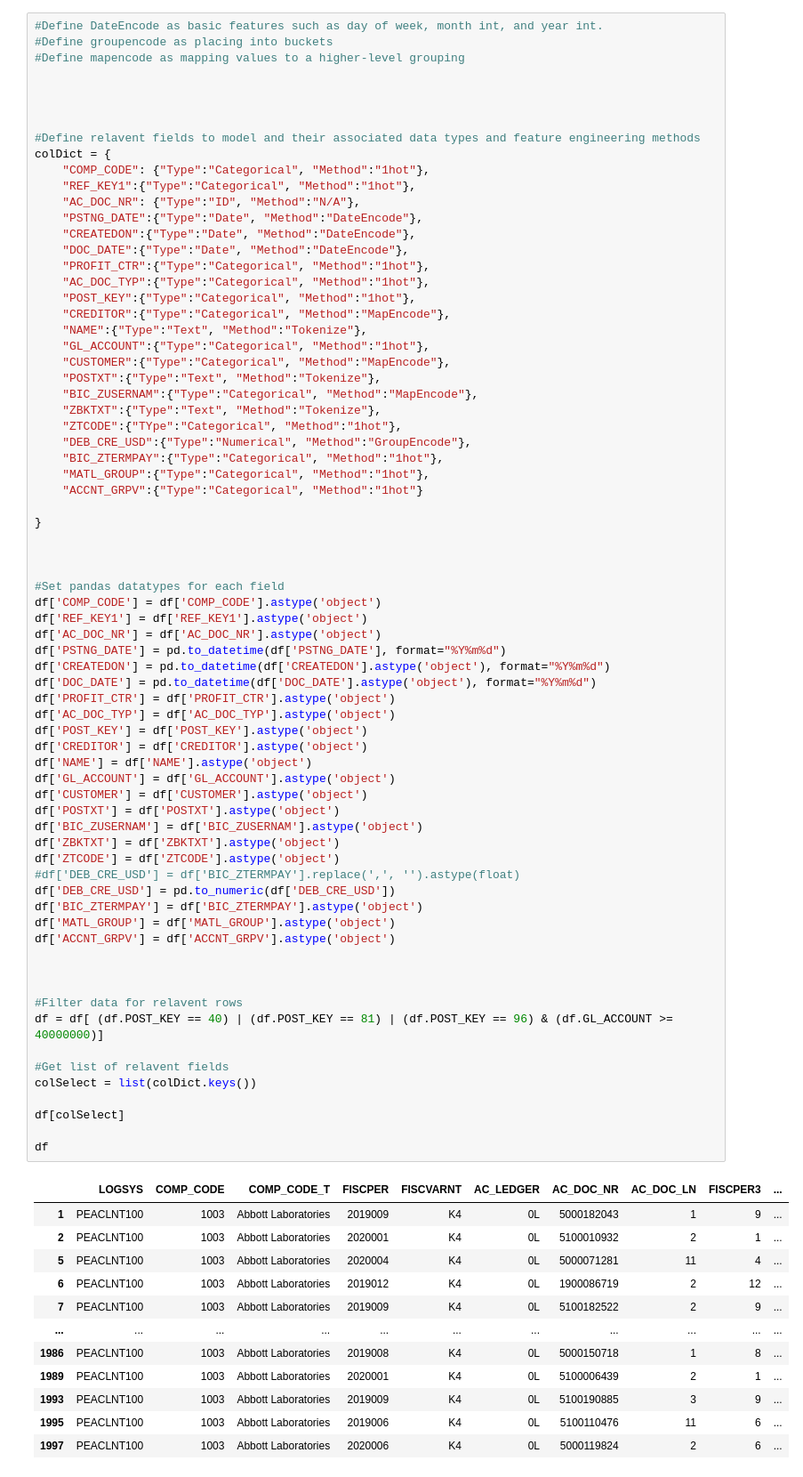
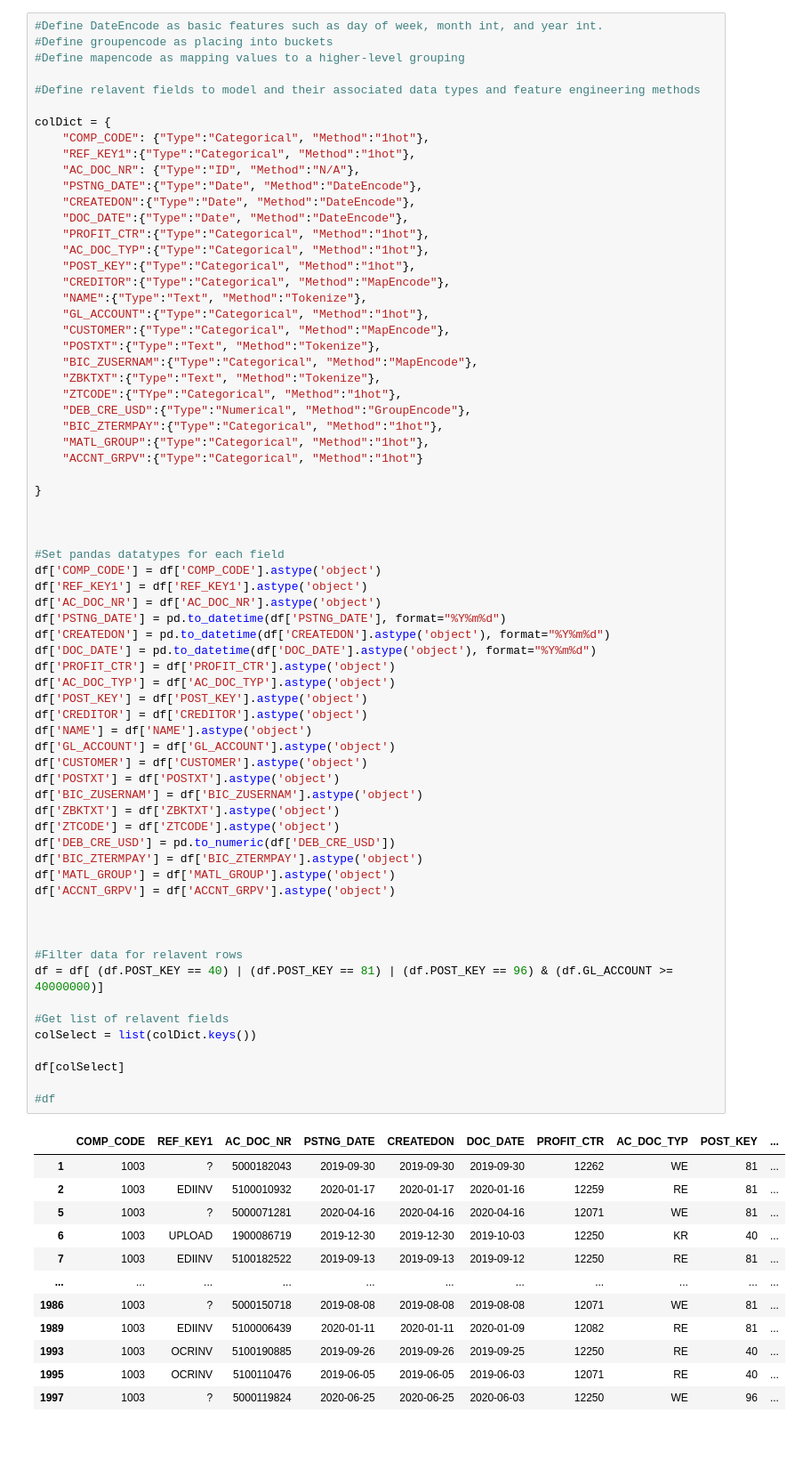
Before and after one commit to dylan1218/ClassificationProject, a Jupyter notebook: ModelsDL sup.ipynb, the cells around one changed output. Shown: that part at 89% size. Saved outputs shown, nothing was run; the diff lists cells and outputs as text; blank space fills up the shorter version.

```diff
--- a/ModelsDL sup.ipynb
+++ b/ModelsDL sup.ipynb
@@ -53,10 +45,8 @@ Name: DEB_CRE_USD, Length: 2000, dtype: float64
 #Define groupencode as placing into buckets
 #Define mapencode as mapping values to a higher-level grouping
 
+#Define relavent fields to model and their associated data types and feature engineering methods
 
-
-
-#Define relavent fields to model and their associated data types and feature engineering methods
 colDict = {
     "COMP_CODE": {"Type":"Categorical", "Method":"1hot"},
     "REF_KEY1":{"Type":"Categorical", "Method":"1hot"},
@@ -91,44 +81,43 @@ df['AC_DOC_NR'] = df['AC_DOC_NR'].astype('object')
 df['PSTNG_DATE'] = pd.to_datetime(df['PSTNG_DATE'], format="%Y%m%d")
 df['CREATEDON'] = pd.to_datetime(df['CREATEDON'].astype('object'), format="%Y%m%d")
 df['DOC_DATE'] = pd.to_datetime(df['DOC_DATE'].astype('object'), format="%Y%m%d")
 df['PROFIT_CTR'] = df['PROFIT_CTR'].astype('object')
 df['AC_DOC_TYP'] = df['AC_DOC_TYP'].astype('object')
 df['POST_KEY'] = df['POST_KEY'].astype('object')
 df['CREDITOR'] = df['CREDITOR'].astype('object')
 df['NAME'] = df['NAME'].astype('object')
 df['GL_ACCOUNT'] = df['GL_ACCOUNT'].astype('object')
 df['CUSTOMER'] = df['CUSTOMER'].astype('object')
 df['POSTXT'] = df['POSTXT'].astype('object')
 df['BIC_ZUSERNAM'] = df['BIC_ZUSERNAM'].astype('object')
 df['ZBKTXT'] = df['ZBKTXT'].astype('object')
 df['ZTCODE'] = df['ZTCODE'].astype('object')
-#df['DEB_CRE_USD'] = df['BIC_ZTERMPAY'].replace(',', '').astype(float)
 df['DEB_CRE_USD'] = pd.to_numeric(df['DEB_CRE_USD'])
 df['BIC_ZTERMPAY'] = df['BIC_ZTERMPAY'].astype('object')
 df['MATL_GROUP'] = df['MATL_GROUP'].astype('object')
 df['ACCNT_GRPV'] = df['ACCNT_GRPV'].astype('object')
 
 
 
 #Filter data for relavent rows
 df = df[ (df.POST_KEY == 40) | (df.POST_KEY == 81) | (df.POST_KEY == 96) & (df.GL_ACCOUNT >= 40000000)]
 
 #Get list of relavent fields
 colSelect = list(colDict.keys())
 
 df[colSelect]
 
-df
+#df
 # %% [output]
-|  | LOGSYS | COMP_CODE | COMP_CODE_T | FISCPER | FISCVARNT | AC_LEDGER | AC_DOC_NR | AC_DOC_LN | FISCPER3 | ... |
-| 1 | PEACLNT100 | 1003 | Abbott Laboratories | 2019009 | K4 | 0L | 5000182043 | 1 | 9 | ... |
-| 2 | PEACLNT100 | 1003 | Abbott Laboratories | 2020001 | K4 | 0L | 5100010932 | 2 | 1 | ... |
-| 5 | PEACLNT100 | 1003 | Abbott Laboratories | 2020004 | K4 | 0L | 5000071281 | 11 | 4 | ... |
-| 6 | PEACLNT100 | 1003 | Abbott Laboratories | 2019012 | K4 | 0L | 1900086719 | 2 | 12 | ... |
-| 7 | PEACLNT100 | 1003 | Abbott Laboratories | 2019009 | K4 | 0L | 5100182522 | 2 | 9 | ... |
+|  | COMP_CODE | REF_KEY1 | AC_DOC_NR | PSTNG_DATE | CREATEDON | DOC_DATE | PROFIT_CTR | AC_DOC_TYP | POST_KEY | ... |
+| 1 | 1003 | ? | 5000182043 | 2019-09-30 | 2019-09-30 | 2019-09-30 | 12262 | WE | 81 | ... |
+| 2 | 1003 | EDIINV | 5100010932 | 2020-01-17 | 2020-01-17 | 2020-01-16 | 12259 | RE | 81 | ... |
+| 5 | 1003 | ? | 5000071281 | 2020-04-16 | 2020-04-16 | 2020-04-16 | 12071 | WE | 81 | ... |
+| 6 | 1003 | UPLOAD | 1900086719 | 2019-12-30 | 2019-12-30 | 2019-10-03 | 12250 | KR | 40 | ... |
+| 7 | 1003 | EDIINV | 5100182522 | 2019-09-13 | 2019-09-13 | 2019-09-12 | 12250 | RE | 81 | ... |
 | ... | ... | ... | ... | ... | ... | ... | ... | ... | ... | ... |
-| 1986 | PEACLNT100 | 1003 | Abbott Laboratories | 2019008 | K4 | 0L | 5000150718 | 1 | 8 | ... |
-| 1989 | PEACLNT100 | 1003 | Abbott Laboratories | 2020001 | K4 | 0L | 5100006439 | 2 | 1 | ... |
-| 1993 | PEACLNT100 | 1003 | Abbott Laboratories | 2019009 | K4 | 0L | 5100190885 | 3 | 9 | ... |
-| 1995 | PEACLNT100 | 1003 | Abbott Laboratories | 2019006 | K4 | 0L | 5100110476 | 11 | 6 | ... |
-| 1997 | PEACLNT100 | 1003 | Abbott Laboratories | 2020006 | K4 | 0L | 5000119824 | 2 | 6 | ... |
+| 1986 | 1003 | ? | 5000150718 | 2019-08-08 | 2019-08-08 | 2019-08-08 | 12071 | WE | 81 | ... |
+| 1989 | 1003 | EDIINV | 5100006439 | 2020-01-11 | 2020-01-11 | 2020-01-09 | 12082 | RE | 81 | ... |
+| 1993 | 1003 | OCRINV | 5100190885 | 2019-09-26 | 2019-09-26 | 2019-09-25 | 12250 | RE | 40 | ... |
+| 1995 | 1003 | OCRINV | 5100110476 | 2019-06-05 | 2019-06-05 | 2019-06-03 | 12071 | RE | 40 | ... |
+| 1997 | 1003 | ? | 5000119824 | 2020-06-25 | 2020-06-25 | 2020-06-03 | 12250 | WE | 96 | ... |
```
Also changed, not shown: parts of 27 cells of this notebook, 6 other files.
